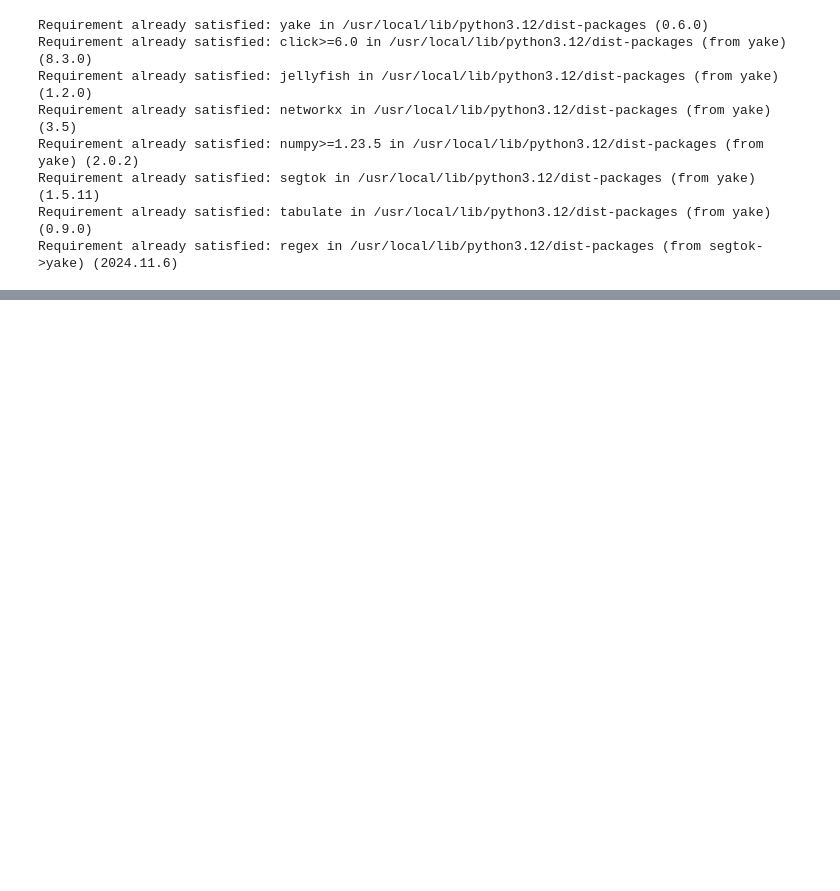
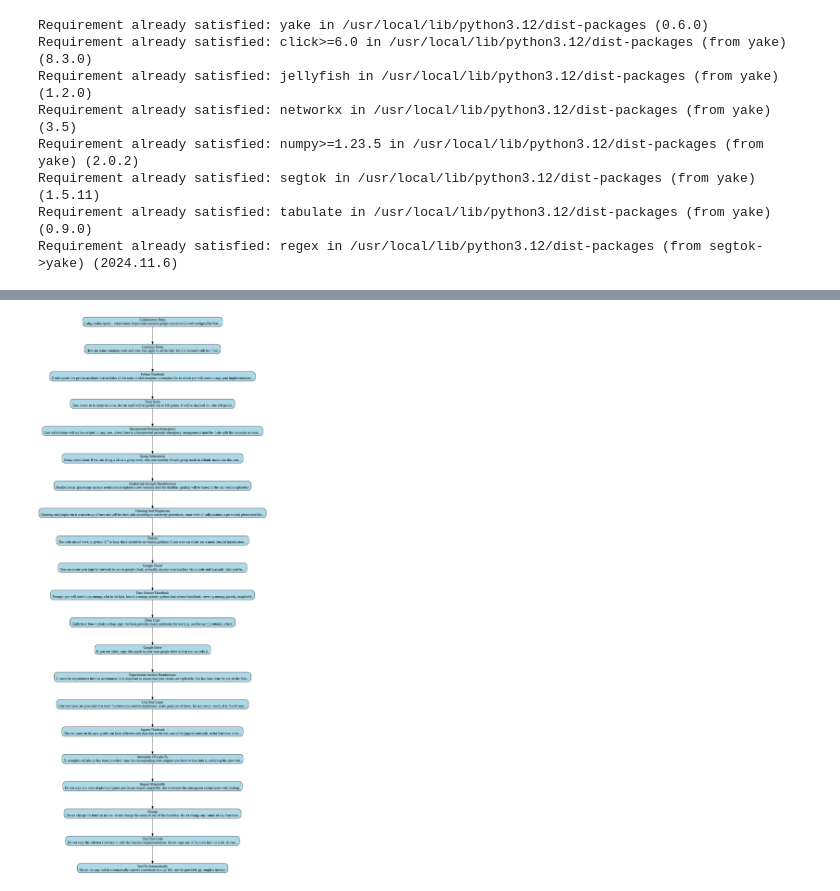
Before and after one commit to kanikachitnis1018/Summarizer, a Jupyter notebook: flowchart_converter.ipynb, the cells around one changed output, grey strips where cells are left out. Drawn from its saved outputs; the diff is of its cells as text; code cells hidden in the pictures; blank space fills up the shorter version.

Commit message:
yake!

```diff
--- a/flowchart_converter.ipynb
+++ b/flowchart_converter.ipynb
@@ -146,7 +149,7 @@ sentences = list(chain.from_iterable(map(sent_tokenize, cleaned_paras)))
 [nltk_data] Downloading package punkt_tab to /root/nltk_data...
 [nltk_data]   Package punkt_tab is already up-to-date!
 # %%
-tokenizer = BertTokenizer.from_pretrained("bert-base-uncased")
+tokenizer = AutoTokenizer.from_pretrained("bert-base-uncased")
 model = BertModel.from_pretrained("bert-base-uncased")
 
 encoded = tokenizer(    # converts sentences to tokens
@@ -213,6 +216,24 @@ local_summaries
  ' Do NOT change the function names.',
  ' Do NOT copy the unit test code into it; only the function implementations.',
  ' Do NOT use any tool to automatically convert a notebook to a .py file. Use the provided .py template instead.']
+# %%
+def clean_text_list(texts):
+    """Remove None, numbers, and extra whitespace."""
+    cleaned = []
+    for t in texts:
+        if not isinstance(t, str):
+            continue
+        t = t.strip().replace('\n', ' ')
+        if len(t) < 10:  # skip too-short fragments
+            continue
+        cleaned.append(t)
+    return cleaned
+
+clean_summaries = clean_text_list(local_summaries)
+
+if not clean_summaries:
+    print("⚠️ No valid text found! Using raw OCR text instead.")
+    clean_summaries = text_to_be_split.split("\n\n")
 # %%
 from transformers import BartTokenizer, BartForConditionalGeneration
 
@@ -269 +301,42 @@ Requirement already satisfied: regex in /usr/local/lib/python3.12/dist-packages
+# %%
+import yake
+from graphviz import Digraph
+from IPython.display import Image
+
+kw_extractor = yake.KeywordExtractor(lan="en", n=3, top=1)
+
+def get_title_from_para(text):
+    """Extracts a meaningful title or fallback to first few words."""
+    try:
+        keywords = kw_extractor.extract_keywords(text)
+        if keywords:
+            return keywords[0][0].title()
+        else:
+            return " ".join(text.split()[:4]).title()
+    except:
+        return "Untitled"
+
+titles = list(map(get_title_from_para, final_summaries))
+
+def format_summary(text, max_words=25):
+    """Ensure clean, readable one-liners."""
+    words = text.split()
+    formatted = " ".join(words[:max_words])
+    if len(words) > max_words:
+        formatted += "..."
+    return formatted.strip().capitalize()
+
+node_labels = list(map(lambda ts: f"{ts[0]}\n{format_summary(ts[1])}", zip(titles, final_summaries)))
+
+dot = Digraph(comment="Student Revision Flowchart", format="png")
+dot.attr(rankdir="TB", nodesep="0.5", ranksep="1", fontsize="12")
+
+list(map(lambda i_ts: dot.node(f"Step{i_ts[0]+1}", i_ts[1], shape="box", style="rounded,filled", fillcolor="lightblue", color="black"), enumerate(node_labels)))
+
+list(map(lambda i: dot.edge(f"Step{i+1}", f"Step{i+2}"), range(len(node_labels)-1)))
+
+dot.render("student_revision_flowchart", format="png", cleanup=True)
+Image("student_revision_flowchart.png")
+# %% [output]
+[figure, added]
 # %%
```
Also changed, not shown: parts of 10 cells of this notebook.
